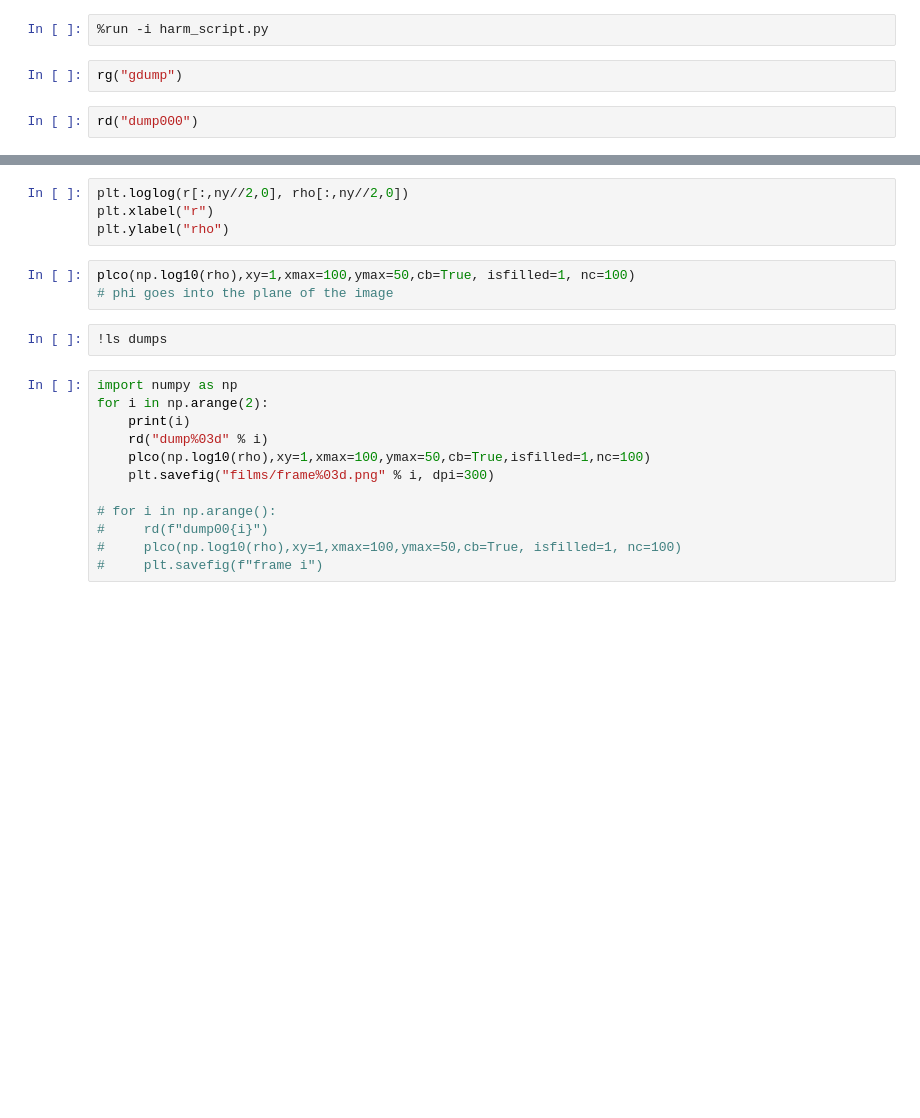
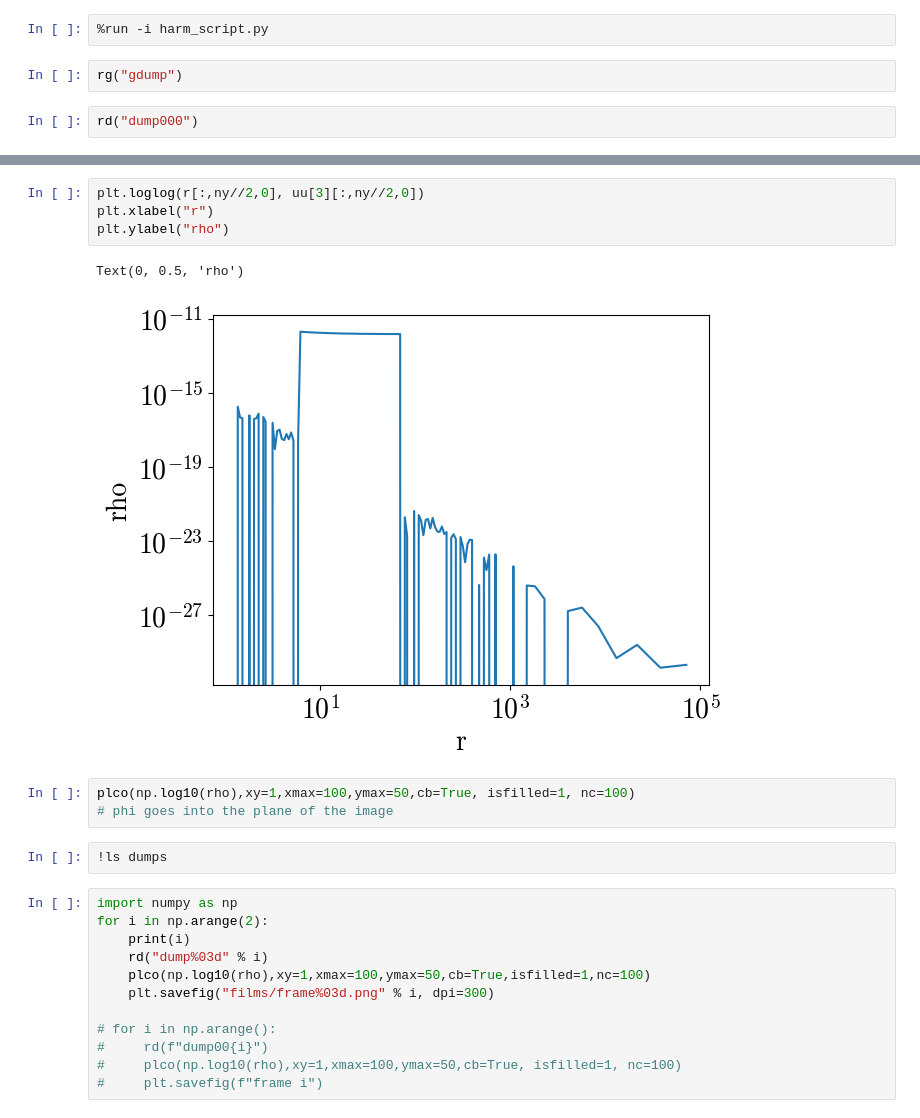
Before and after one commit to JackHanke/bh, a Jupyter notebook: harmpi/harm.ipynb, the cells around one changed output, grey strips where cells are left out. Cells and saved outputs as stored; diff of their text form; blank space fills up the shorter version.

```diff
--- a/harmpi/harm.ipynb
+++ b/harmpi/harm.ipynb
@@ -9,7 +17,10 @@ print(t)
 # %%
-plt.loglog(r[:,ny//2,0], rho[:,ny//2,0])
+plt.loglog(r[:,ny//2,0], uu[3][:,ny//2,0])
 plt.xlabel("r")
 plt.ylabel("rho")
+# %% [output]
+Text(0, 0.5, 'rho')
+[figure, added]
 # %%
 plco(np.log10(rho),xy=1,xmax=100,ymax=50,cb=True, isfilled=1, nc=100)
 # phi goes into the plane of the image
```
Also changed, not shown: parts of 9 cells of this notebook, 6 other files.
